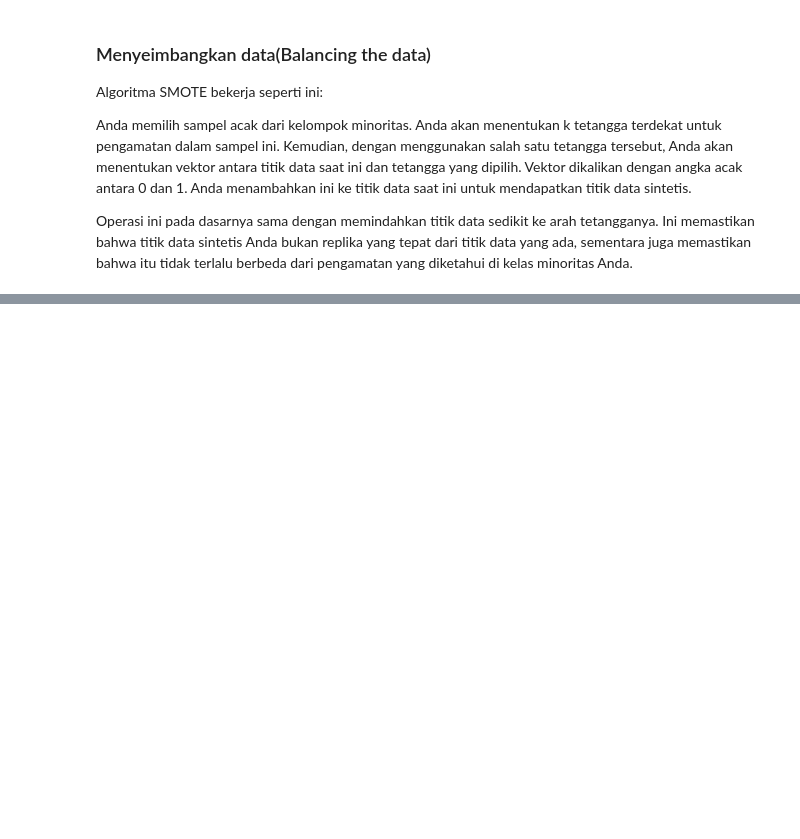
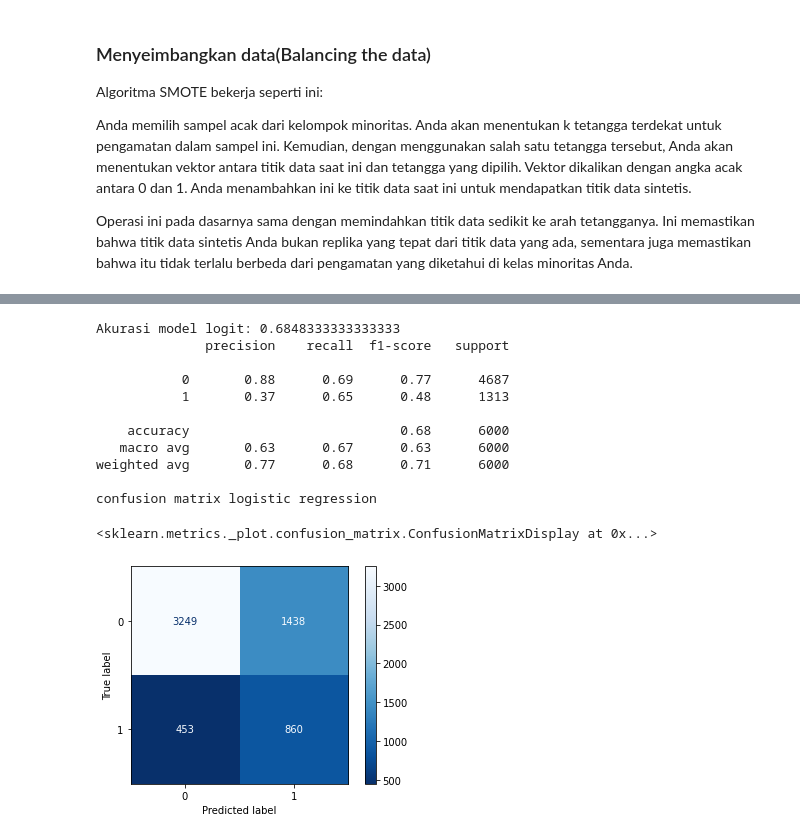
Before and after one commit to JuanFakhri/Default-Dataset_Klien_Kartu_Kredit, a Jupyter notebook: Porfolio_Credit.ipynb, the cells around one changed output, grey strips where cells are left out. Cells and saved outputs as stored; diff of their text form; code cells hidden in the pictures; blank space fills up the shorter version.

```diff
--- a/Porfolio_Credit.ipynb
+++ b/Porfolio_Credit.ipynb
@@ -446,3 +464,15 @@ Algoritma SMOTE bekerja seperti ini:
 Anda memilih sampel acak dari kelompok minoritas. Anda akan menentukan k tetangga terdekat untuk pengamatan dalam sampel ini. Kemudian, dengan menggunakan salah satu tetangga tersebut, Anda akan menentukan vektor antara titik data saat ini dan tetangga yang dipilih. Vektor dikalikan dengan angka acak antara 0 dan 1. Anda menambahkan ini ke titik data saat ini untuk mendapatkan titik data sintetis.
 
 Operasi ini pada dasarnya sama dengan memindahkan titik data sedikit ke arah tetangganya. Ini memastikan bahwa titik data sintetis Anda bukan replika yang tepat dari titik data yang ada, sementara juga memastikan bahwa itu tidak terlalu berbeda dari pengamatan yang diketahui di kelas minoritas Anda.
+# %%
+X_train,X_test,y_train,y_test= train_test_split(X,y,test_size=0.20,random_state=42)
+# sUmmarize distribusi kelas
+
+print("Sebelum oversampling: ",Counter(y_train))
+SMOTE= SMOTE()
+
+
+X_train,y_train= SMOTE.fit_resample(X_train,y_train)
+
+# summarize class distribution
+print("Setelah oversampling: ",Counter(y_train))
@@ -448,0 +491,28 @@ Operasi ini pada dasarnya sama dengan memindahkan titik data sedikit ke arah tet
+# %%
+logit= LogisticRegression()
+logit.fit(X_train, y_train)
+
+pred_logit= logit.predict(X_test)
+
+
+
+print("Akurasi model logit:", accuracy_score(y_test, pred_logit))
+
+print(classification_report(y_test, pred_logit))
+
+print('confusion matrix logistic regression')
+plot_confusion_matrix(logit, X_test, y_test, cmap="Blues_r")
+# %% [output]
+Akurasi model logit: 0.6848333333333333
+              precision    recall  f1-score   support
+
+           0       0.88      0.69      0.77      4687
+           1       0.37      0.65      0.48      1313
+
+    accuracy                           0.68      6000
+   macro avg       0.63      0.67      0.63      6000
+weighted avg       0.77      0.68      0.71      6000
+
+confusion matrix logistic regression
+<sklearn.metrics._plot.confusion_matrix.ConfusionMatrixDisplay at 0x...>
+[figure, added]
```
Also changed, not shown: parts of 24 cells of this notebook.
